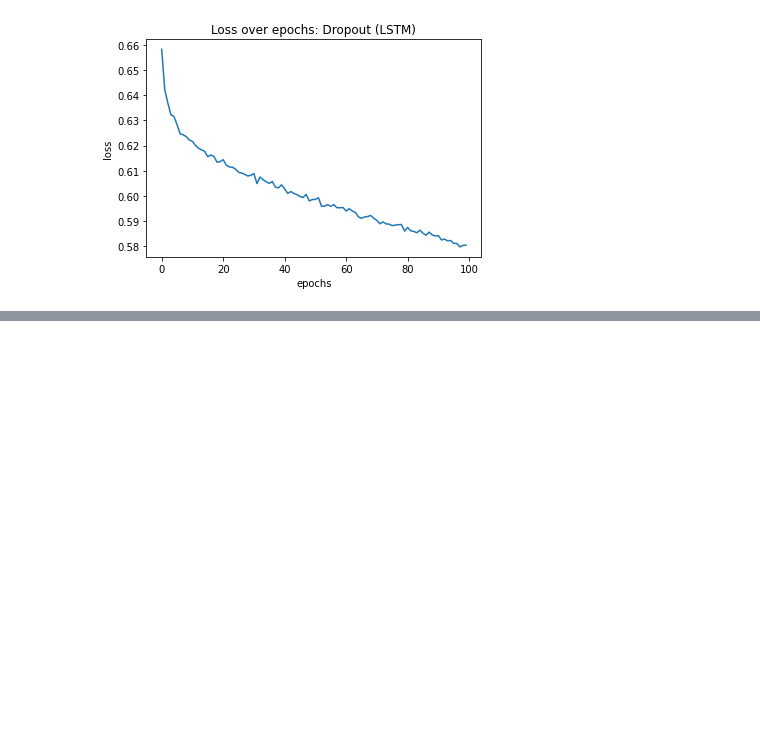
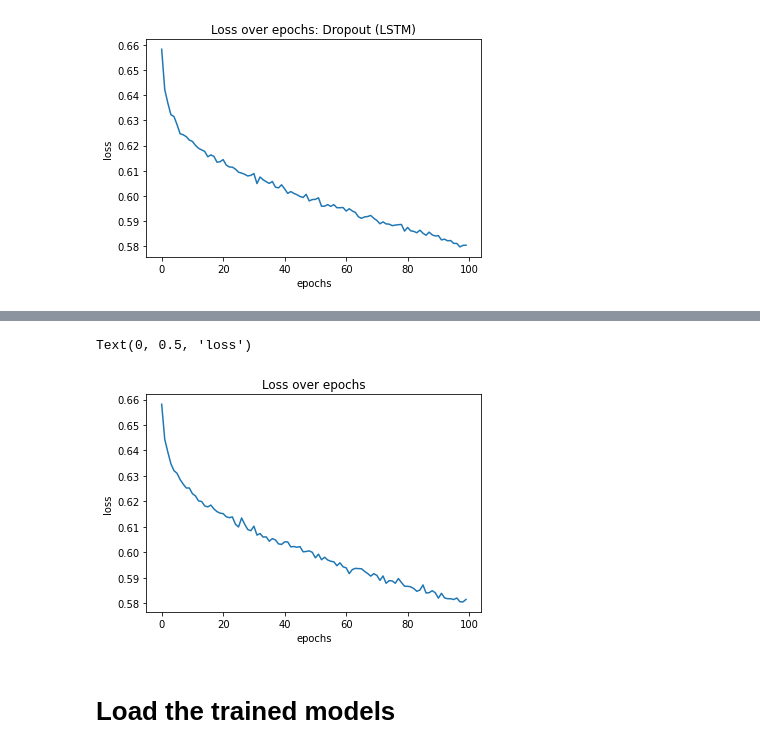
Before and after one commit to yonbrand/Gait-Recognition, a Jupyter notebook: gait_identification.ipynb, the cells around one changed output, grey strips where cells are left out. Drawn from its saved outputs; the diff is of its cells as text; code cells hidden in the pictures; blank space fills up the shorter version.

```diff
--- a/gait_identification.ipynb
+++ b/gait_identification.ipynb
@@ -688,0 +894,10 @@ Text(0, 0.5, 'loss')
+# %%
+plt.plot(all_train_loss_gru_drop)
+plt.title('Loss over epochs')
+plt.xlabel('epochs')
+plt.ylabel('loss')
+# %% [output]
+Text(0, 0.5, 'loss')
+[figure, added]
+# %% [markdown]
+# Load the trained models
```
Also changed, not shown: parts of 24 cells of this notebook.
